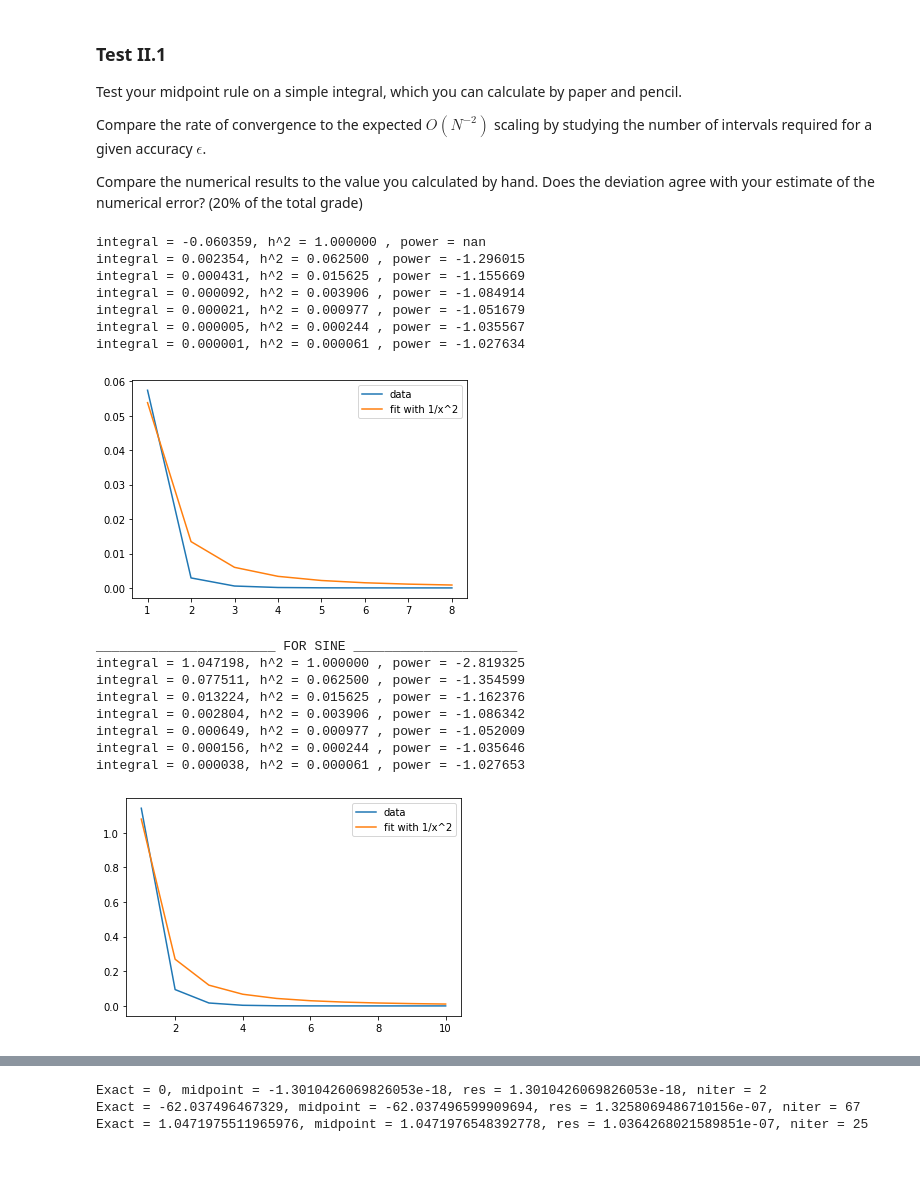
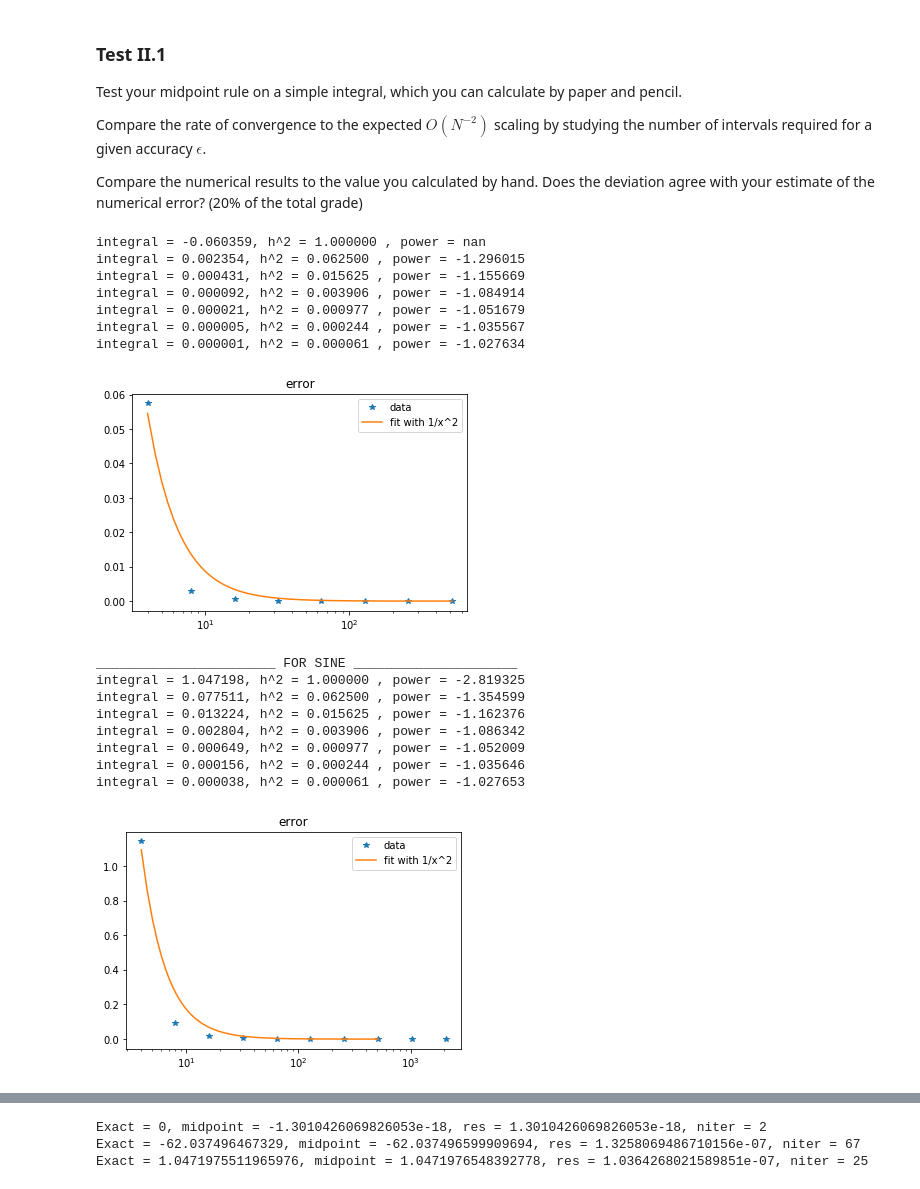
Before and after one commit to arpolkin/CP2020, a Jupyter notebook: week_6_calculus.ipynb, the cells around one changed output, grey strips where cells are left out. Drawn from its saved outputs; the diff is of its cells as text; code cells hidden in the pictures; blank space fills up the shorter version.

```diff
--- a/week_6_calculus.ipynb
+++ b/week_6_calculus.ipynb
@@ -229,40 +229,45 @@ Compare the numerical results to the value you calculated by hand. Does the devi
 import matplotlib.pyplot as plt
 from scipy.optimize import curve_fit
 
 q, dots = _midpoint_rule_tests(lambda x: 1/(1+x**2),0,3**0.5,1e-6)
 for i in range(q.shape[0]-1):
     print("integral = {:6f}, h^2 = {:6f} , power = {:1f}".format(q[i]-q[i+1],1/dots[i]**2,np.log((np.pi/3-q[i+1])/(np.pi/3-q[i])/np.log(dots[i+1]/dots[i]))))
 
 def fitting_func(x,a):
     return a/x/x
 
-para, pop = curve_fit(fitting_func, np.arange(1,dots.shape[0]), np.abs(np.pi/3-q))
+para, pop = curve_fit(fitting_func, dots[1:], np.abs(np.pi/3-q))
 
-plt.plot(np.arange(1,dots.shape[0]), np.abs(np.pi/3-q), label="data")
-plt.plot(np.arange(1,dots.shape[0]),fitting_func(np.arange(1,dots.shape[0]),para),label="fit with 1/x^2")
+plt.plot(dots[1:], np.abs(np.pi/3-q),"*", label="data")
+plt.plot(np.linspace(dots1[1],dots[-1],1000),fitting_func(np.linspace(dots1[1],dots[-1],1000),para),label="fit with 1/x^2")
+plt.xscale("log")
+plt.title("error")
 plt.legend()
 plt.show()
 
 print("_______________________ FOR SINE _____________________")
 
 q1, dots1 = _midpoint_rule_tests(lambda x: np.sin(x),0,np.pi,1e-6)
 for i in range(q.shape[0]-1):
     print("integral = {:6f}, h^2 = {:6f} , power = {:1f}".format(q1[i]-q1[i+1],1/dots1[i]**2,np.log((2-q1[i+1])/(2-q1[i])/np.log(dots1[i+1]/dots1[i]))))
 
-para, pop = curve_fit(fitting_func, np.arange(1,dots1.shape[0]), np.abs(2-q1))
-plt.plot(np.arange(1,dots1.shape[0]), np.abs(2-q1), label="data")
-plt.plot(np.arange(1,dots1.shape[0]),fitting_func(np.arange(1,dots1.shape[0]),para),label="fit with 1/x^2")
+para, pop = curve_fit(fitting_func, dots1[1:], np.abs(2-q1))
+
+plt.plot(dots1[1:], np.abs(2-q1),"*", label="data")
+plt.plot(np.linspace(dots1[1],dots[-1],1000),fitting_func(np.linspace(dots1[1],dots[-1],1000),para),label="fit with 1/x^2")
+plt.xscale("log")
+plt.title("error")
 plt.legend()
 plt.show()
 # %% [output]
 integral = -0.060359, h^2 = 1.000000 , power = nan
 integral = 0.002354, h^2 = 0.062500 , power = -1.296015
 integral = 0.000431, h^2 = 0.015625 , power = -1.155669
 integral = 0.000092, h^2 = 0.003906 , power = -1.084914
 integral = 0.000021, h^2 = 0.000977 , power = -1.051679
 integral = 0.000005, h^2 = 0.000244 , power = -1.035567
 integral = 0.000001, h^2 = 0.000061 , power = -1.027634
-[figure, old version]
+[figure, new version]
 _______________________ FOR SINE _____________________
 integral = 1.047198, h^2 = 1.000000 , power = -2.819325
 integral = 0.077511, h^2 = 0.062500 , power = -1.354599
@@ -271,7 +276,7 @@ integral = 0.002804, h^2 = 0.003906 , power = -1.086342
 integral = 0.000649, h^2 = 0.000977 , power = -1.052009
 integral = 0.000156, h^2 = 0.000244 , power = -1.035646
 integral = 0.000038, h^2 = 0.000061 , power = -1.027653
-[figure, old version]
+[figure, new version]
 # %% [markdown]
 ... ENTER YOUR CODE AND COMMENTS HERE ...
 
```
Also changed, not shown: parts of 1 cell of this notebook.
